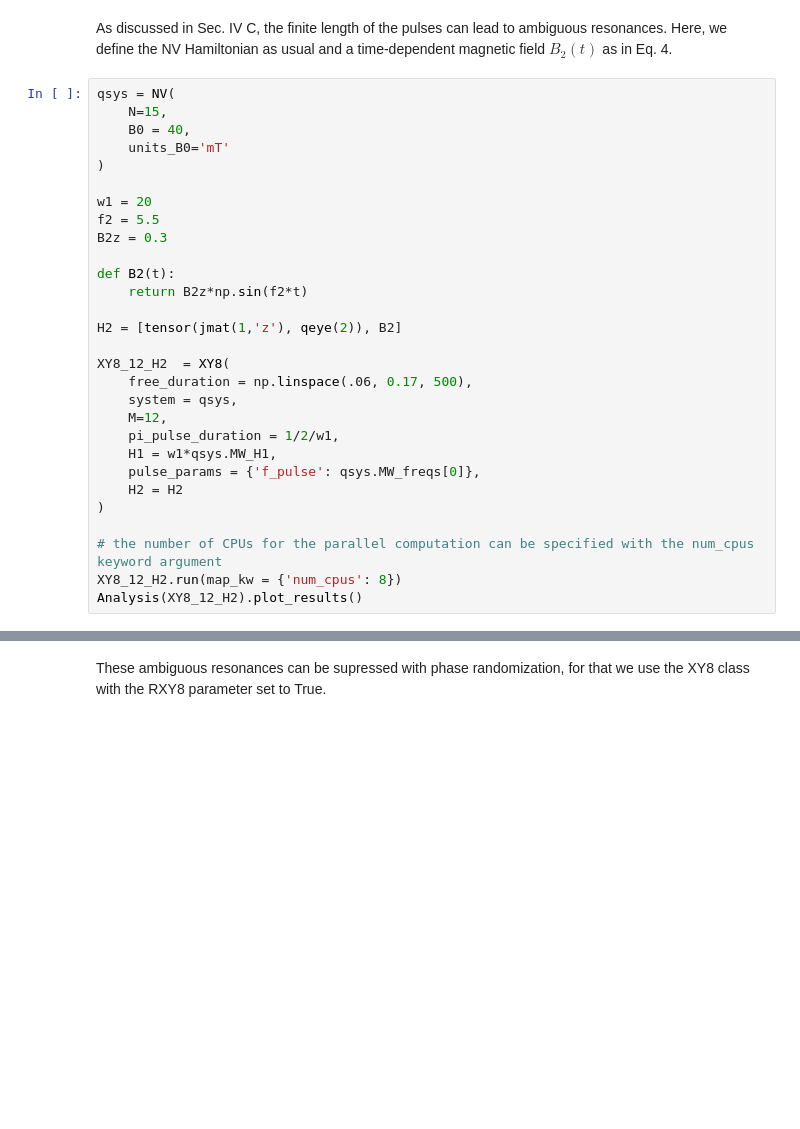
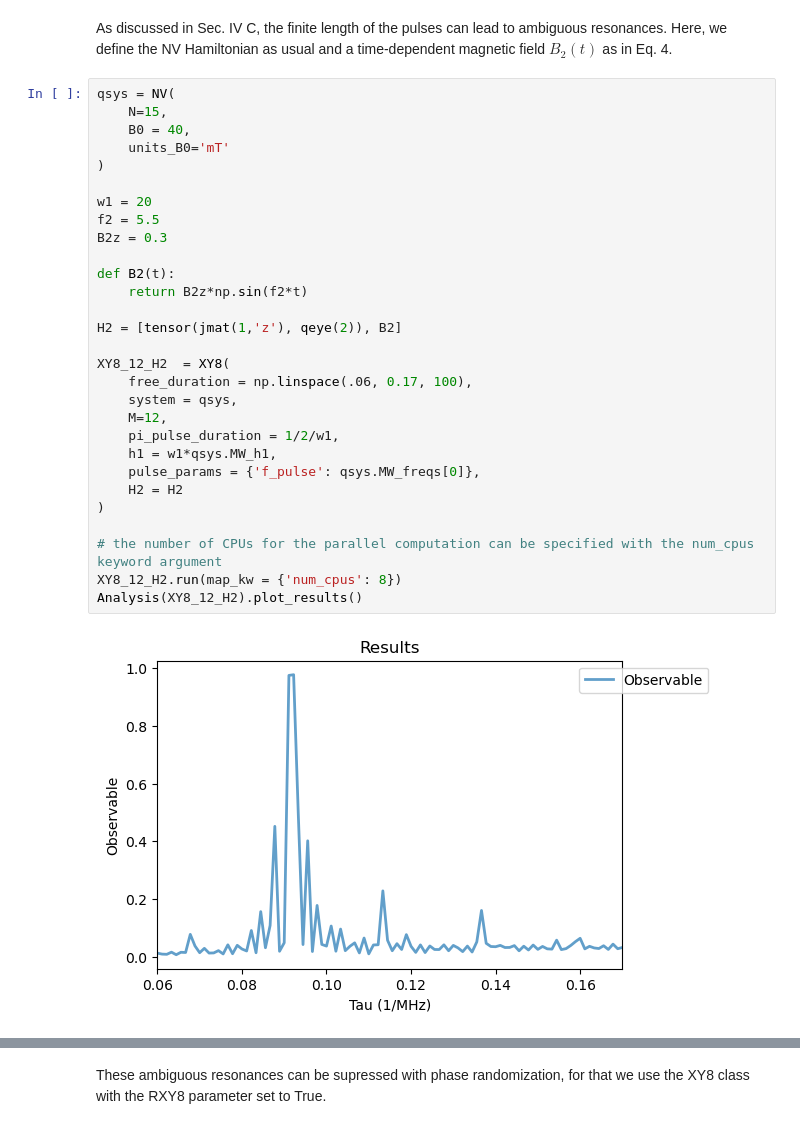
Before and after one commit to QISS-HZB/QuaCCAToo, a Jupyter notebook: docs/tutorials/03_NV_ambiguous_resonances.ipynb, the cells around one changed output, grey strips where cells are left out. Cells and saved outputs as stored; diff of their text form; blank space fills up the shorter version.

```diff
--- a/docs/tutorials/03_NV_ambiguous_resonances.ipynb
+++ b/docs/tutorials/03_NV_ambiguous_resonances.ipynb
@@ -292,30 +292,32 @@ As discussed in Sec. IV C, the finite length of the pulses can lead to ambiguous
 # %%
 qsys = NV(
     N=15,
     B0 = 40,
     units_B0='mT'
 )
 
 w1 = 20
 f2 = 5.5
 B2z = 0.3
 
 def B2(t):
     return B2z*np.sin(f2*t)
 
 H2 = [tensor(jmat(1,'z'), qeye(2)), B2]
 
 XY8_12_H2  = XY8(
-    free_duration = np.linspace(.06, 0.17, 500),
+    free_duration = np.linspace(.06, 0.17, 100),
     system = qsys,
     M=12,
     pi_pulse_duration = 1/2/w1,
-    H1 = w1*qsys.MW_H1,
+    h1 = w1*qsys.MW_h1,
     pulse_params = {'f_pulse': qsys.MW_freqs[0]},
     H2 = H2
 )
 
 # the number of CPUs for the parallel computation can be specified with the num_cpus keyword argument
 XY8_12_H2.run(map_kw = {'num_cpus': 8})
 Analysis(XY8_12_H2).plot_results()
+# %% [output]
+[figure, added]
 # %% [markdown]
```
Also changed, not shown: parts of 12 cells of this notebook, 1 other file.
